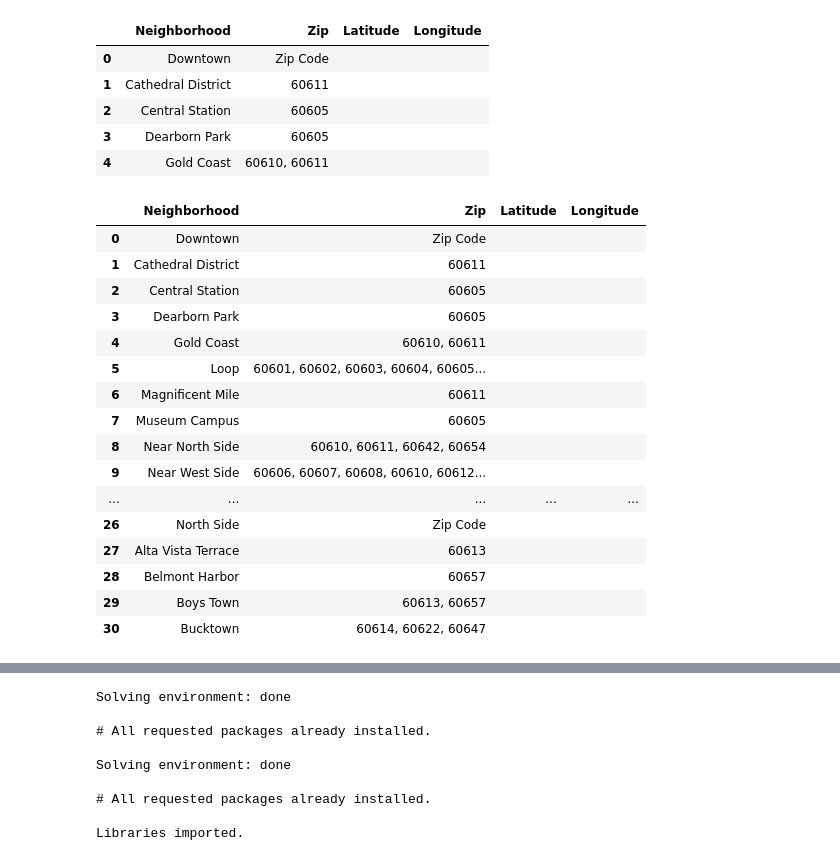
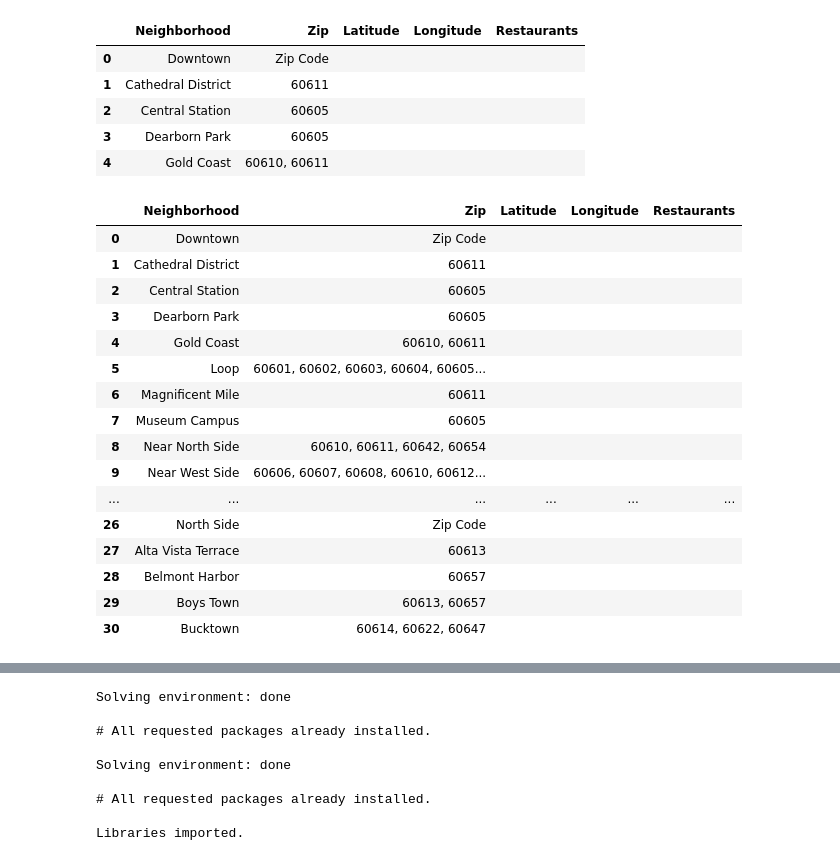
Before and after one commit to coxprestbury/Capstone, a Jupyter notebook: Chicago.ipynb, the cells around one changed output, grey strips where cells are left out. Saved outputs shown, nothing was run; the diff lists cells and outputs as text; code cells hidden in the pictures.

```diff
--- a/Chicago.ipynb
+++ b/Chicago.ipynb
@@ -7,20 +7,21 @@ df = pd.read_html("https://www.seechicagorealestate.com/chicago-zip-codes-by-nei
 # %%
 #Add new columns
 df['Latitude'] = ''
 df['Longitude'] = ''
+df['Restaurants'] = ''
 
 #Add headers
-my_columns = ["Neighborhood", "Zip", "Latitude", "Longitude"]
+my_columns = ["Neighborhood", "Zip", "Latitude", "Longitude", "Restaurants"]
 df.columns = my_columns
 
 df.head()
 # %% [output]
-|  | Neighborhood | Zip | Latitude | Longitude |
-| 0 | Downtown | Zip Code |  |  |
-| 1 | Cathedral District | 60611 |  |  |
-| 2 | Central Station | 60605 |  |  |
-| 3 | Dearborn Park | 60605 |  |  |
-| 4 | Gold Coast | 60610, 60611 |  |  |
+|  | Neighborhood | Zip | Latitude | Longitude | Restaurants |
+| 0 | Downtown | Zip Code |  |  |  |
+| 1 | Cathedral District | 60611 |  |  |  |
+| 2 | Central Station | 60605 |  |  |  |
+| 3 | Dearborn Park | 60605 |  |  |  |
+| 4 | Gold Coast | 60610, 60611 |  |  |  |
 # %%
 #Drop areas outside of Chicago - all zips after North Shore
 NorthShoreIndex = df[df['Neighborhood']=='North Shore'].index.item()
@@ -31,23 +32,23 @@ df = df.dropna()
 
 df.head(30)
 # %% [output]
-|  | Neighborhood | Zip | Latitude | Longitude |
-| 0 | Downtown | Zip Code |  |  |
-| 1 | Cathedral District | 60611 |  |  |
-| 2 | Central Station | 60605 |  |  |
-| 3 | Dearborn Park | 60605 |  |  |
-| 4 | Gold Coast | 60610, 60611 |  |  |
-| 5 | Loop | 60601, 60602, 60603, 60604, 60605... |  |  |
-| 6 | Magnificent Mile | 60611 |  |  |
-| 7 | Museum Campus | 60605 |  |  |
-| 8 | Near North Side | 60610, 60611, 60642, 60654 |  |  |
-| 9 | Near West Side | 60606, 60607, 60608, 60610, 60612... |  |  |
-| ... | ... | ... | ... | ... |
-| 26 | North Side | Zip Code |  |  |
-| 27 | Alta Vista Terrace | 60613 |  |  |
-| 28 | Belmont Harbor | 60657 |  |  |
-| 29 | Boys Town | 60613, 60657 |  |  |
-| 30 | Bucktown | 60614, 60622, 60647 |  |  |
+|  | Neighborhood | Zip | Latitude | Longitude | Restaurants |
+| 0 | Downtown | Zip Code |  |  |  |
+| 1 | Cathedral District | 60611 |  |  |  |
+| 2 | Central Station | 60605 |  |  |  |
+| 3 | Dearborn Park | 60605 |  |  |  |
+| 4 | Gold Coast | 60610, 60611 |  |  |  |
+| 5 | Loop | 60601, 60602, 60603, 60604, 60605... |  |  |  |
+| 6 | Magnificent Mile | 60611 |  |  |  |
+| 7 | Museum Campus | 60605 |  |  |  |
+| 8 | Near North Side | 60610, 60611, 60642, 60654 |  |  |  |
+| 9 | Near West Side | 60606, 60607, 60608, 60610, 60612... |  |  |  |
+| ... | ... | ... | ... | ... | ... |
+| 26 | North Side | Zip Code |  |  |  |
+| 27 | Alta Vista Terrace | 60613 |  |  |  |
+| 28 | Belmont Harbor | 60657 |  |  |  |
+| 29 | Boys Town | 60613, 60657 |  |  |  |
+| 30 | Bucktown | 60614, 60622, 60647 |  |  |  |
 # %%
 #Drop rows that are category group headers
 df = df[~df['Zip'].isin(['Zip Code'])]
```
Also changed, not shown: parts of 12 cells of this notebook.
